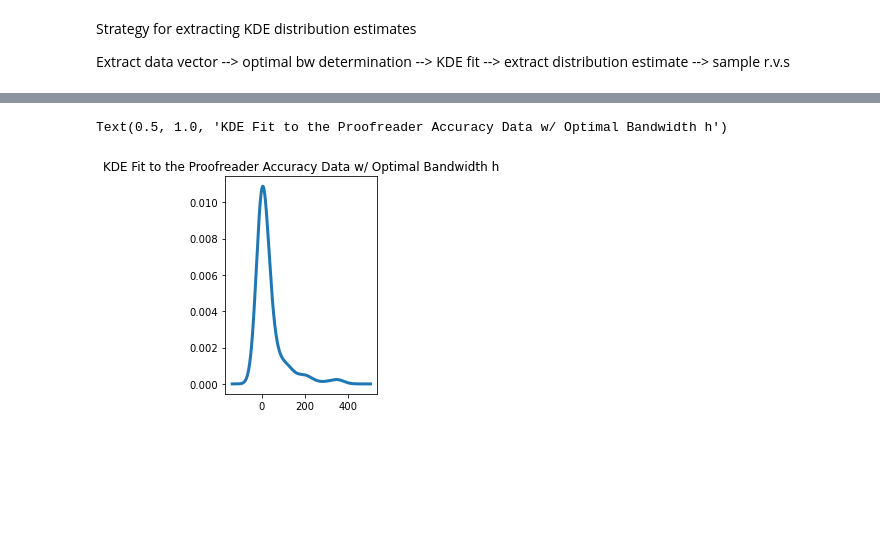
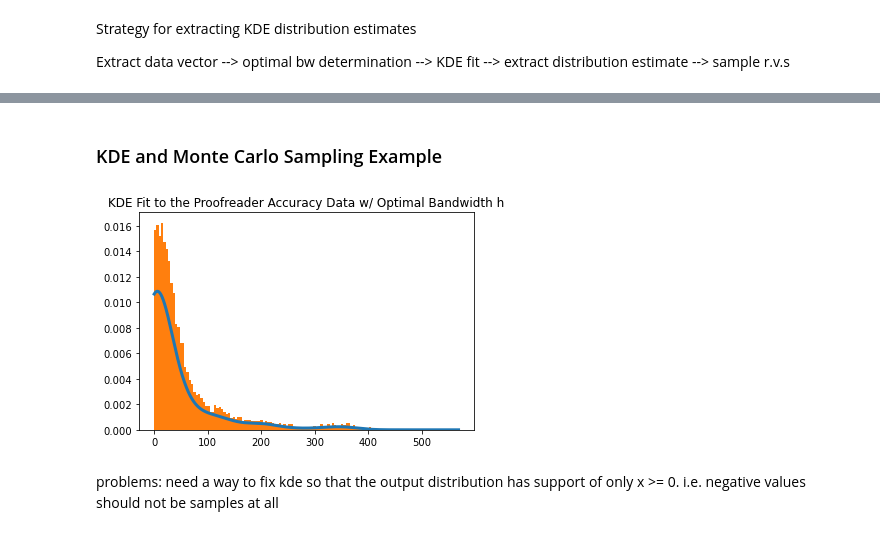
Before and after one commit to krutalp/Airline_Route_Analytics, a Jupyter notebook: On_Time_Preformance_Analysis.ipynb, the cells around one changed output, grey strips where cells are left out. Saved outputs shown, nothing was run; the diff lists cells and outputs as text; code cells hidden in the pictures; blank space fills up the shorter version.

Commit message:
updated kde code, random sampling, error with kde

```diff
--- a/On_Time_Preformance_Analysis.ipynb
+++ b/On_Time_Preformance_Analysis.ipynb
@@ -285,0 +270,6 @@ on_time_data
+# %%
+on_time_data['DEP_DELAY_NEW'].fillna(value=on_time_data['DEP_DELAY_NEW'].mean(), inplace=True)
+on_time_data['ARR_DELAY_NEW'].fillna(value=on_time_data['ARR_DELAY_NEW'].mean(), inplace=True)
+on_time_data['CANCELLED'].fillna(value=0, inplace=True)
+# check the null values
+on_time_data.isna().sum()
@@ -295,22 +293,34 @@ from scipy.stats import gaussian_kde, norm
 def kde_dist_fit(citypair, metric):
     # parameter: citypair key word
     # parameter: metric to extract estimate for : {DEP_DELAY_NEW, ARR_DELAY_NEW}
-
     # x ~ vector of data based on the following
     # filter data given citypair key and metric argument
     fltrd = on_time_data.loc[on_time_data['citypair'] == citypair]
-    x = fltrd[metric].to_list()
-
+    x = (fltrd[metric].to_list())
     # fix h based on MLCV
-
-    h = optimal_bw(x)
-
+    h = 0.4
     # fix the kde model fit
     model = gaussian_kde(x, h)
     std = np.std(x)
-
     # get x value of estimates
-    x_vals = np.arange(min(x) - std*2 , max(x) + 2*std, 0.001)
+    x_vals = np.arange(0 , max(x) + 3*std, 0.001)
     rslts = model.evaluate(x_vals)
 
     return model, rslts, x_vals
+
+# random sampling from KDE distributions
+
+def random_samples(citypair, metric, n):
+    # parameter: citypair key word
+    # parameter: metric to extract estimate for : {DEP_DELAY_NEW, ARR_DELAY_NEW}
+    # x ~ vector of data based on the following
+    # filter data given citypair key and metric argument
+    fltrd = on_time_data.loc[on_time_data['citypair'] == citypair]
+    x = (fltrd[metric].to_list())
+    # fix h based on MLCV
+    h = 0.4
+    # fix the kde model fit
+    model = gaussian_kde(x, h)
+    sample = model.resample(n, seed=None)
+
+    return sample
@@ -333,10 +327,18 @@ on_time_data
+# %% [markdown]
+### KDE and Monte Carlo Sampling Example
 # %%
-
-plt.subplot(121)
 # plot KDE estimate
 model_phx_ewr_dep_delay, y_1, x_1 = kde_dist_fit('PHX-EWR','DEP_DELAY_NEW')
 plt.plot(x_1, y_1, linewidth=3)
 plt.title('KDE Fit to the Proofreader Accuracy Data w/ Optimal Bandwidth h')
+
+kde_samples_phx_ewr = random_samples('PHX-EWR', 'DEP_DELAY_NEW', 10000)
+kde_samples_phx_ewr = kde_samples_phx_ewr[kde_samples_phx_ewr >= 0]
+
+plt.hist(kde_samples_phx_ewr, density=True,bins=100)
+plt.show()
 # %% [output]
-Text(0.5, 1.0, 'KDE Fit to the Proofreader Accuracy Data w/ Optimal Bandwidth h')
-[figure, old version]
+[figure, new version]
+# %% [markdown]
+problems: need a way to fix kde so that the output distribution has support of only x >= 0.
+i.e. negative values should not be samples at all
```
Also changed, not shown: parts of 6 cells of this notebook.
